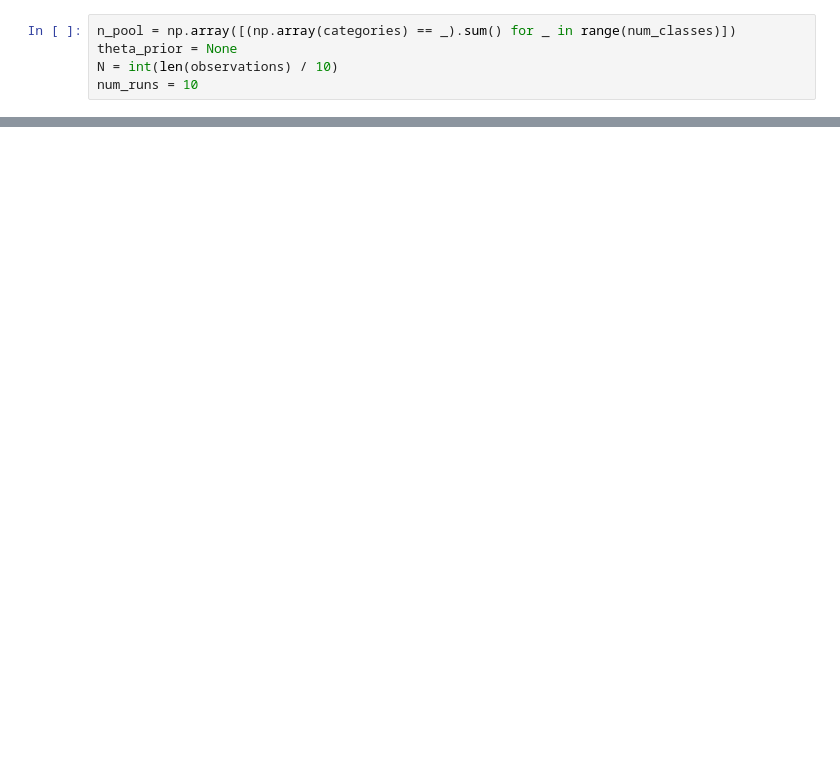
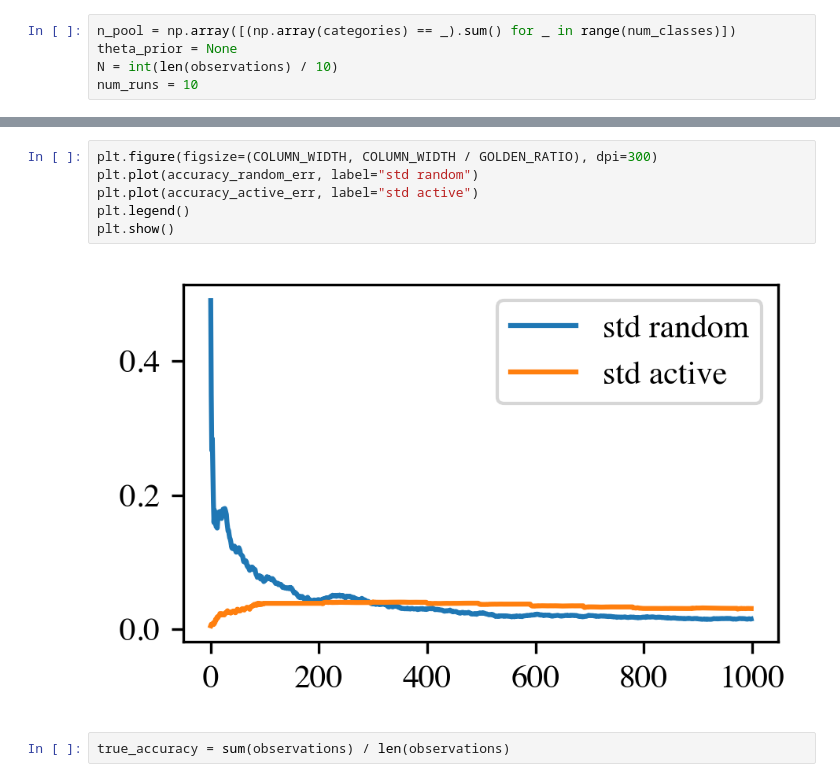
Before and after one commit to disiji/bayesian-blackbox, a Jupyter notebook: overall_accuracy_estimation.ipynb, the cells around one changed output, grey strips where cells are left out. Drawn from its saved outputs; the diff is of its cells as text; blank space fills up the shorter version.

```diff
--- a/overall_accuracy_estimation.ipynb
+++ b/overall_accuracy_estimation.ipynb
@@ -112,0 +119,10 @@ plt.xticks(fontsize=FONT_SIZE)
+# %%
+plt.figure(figsize=(COLUMN_WIDTH, COLUMN_WIDTH / GOLDEN_RATIO), dpi=300)
+plt.plot(accuracy_random_err, label="std random")
+plt.plot(accuracy_active_err, label="std active")
+plt.legend()
+plt.show()
+# %% [output]
+[figure, added]
+# %%
+true_accuracy = sum(observations) / len(observations)
```
Also changed, not shown: parts of 5 cells of this notebook.
